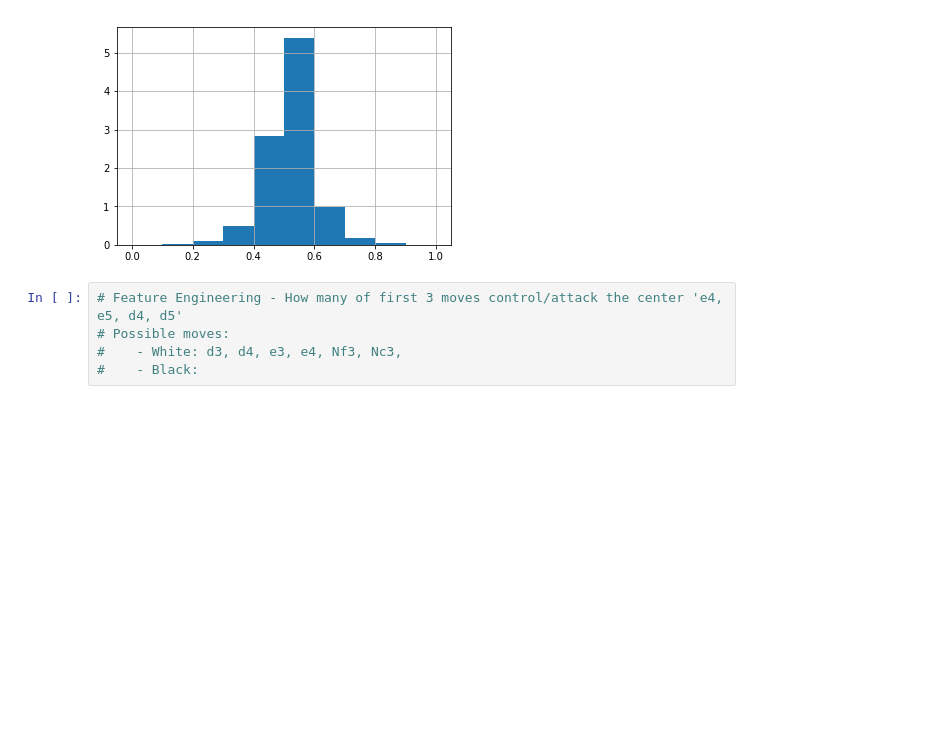
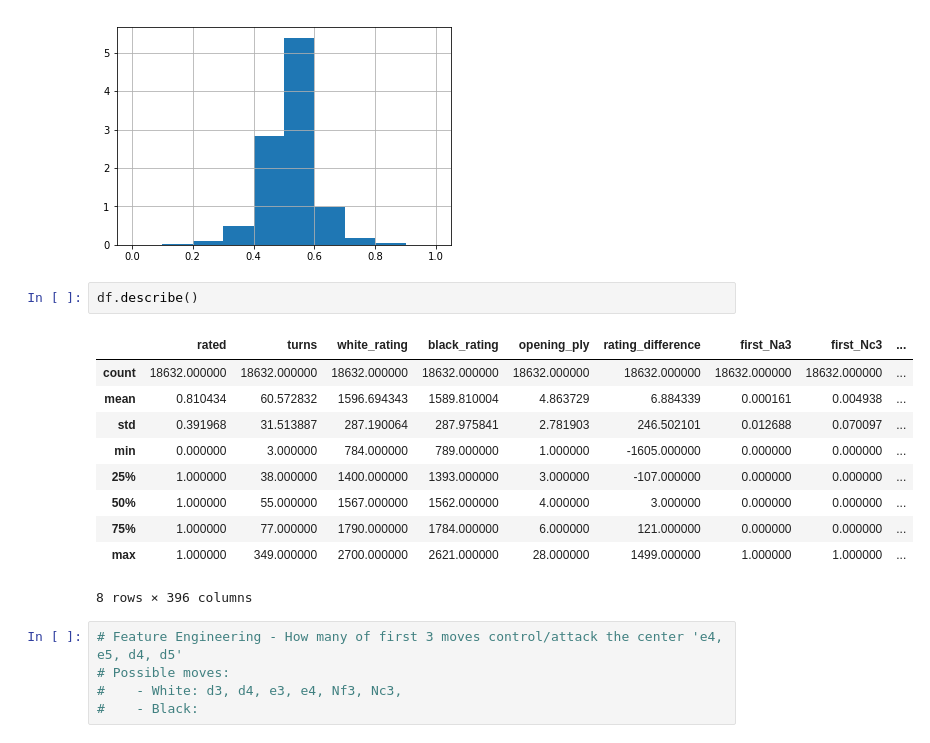
Before and after one commit to pawoody/dsc-3-final-project-online-ds-ft-041519, a Jupyter notebook: Temp1.ipynb, the cells around one changed output. Drawn from its saved outputs; the diff is of its cells as text; blank space fills up the shorter version.

```diff
--- a/Temp1.ipynb
+++ b/Temp1.ipynb
@@ -395,6 +397,19 @@ df.rating_difference_norm.hist(density=True)
 # %% [output]
 <matplotlib.axes._subplots.AxesSubplot at 0x...>
 [figure]
+# %%
+df.describe()
+# %% [output]
+|  | rated | turns | white_rating | black_rating | opening_ply | rating_difference | first_Na3 | first_Nc3 | ... |
+| count | 18632.000000 | 18632.000000 | 18632.000000 | 18632.000000 | 18632.000000 | 18632.000000 | 18632.000000 | 18632.000000 | ... |
+| mean | 0.810434 | 60.572832 | 1596.694343 | 1589.810004 | 4.863729 | 6.884339 | 0.000161 | 0.004938 | ... |
+| std | 0.391968 | 31.513887 | 287.190064 | 287.975841 | 2.781903 | 246.502101 | 0.012688 | 0.070097 | ... |
+| min | 0.000000 | 3.000000 | 784.000000 | 789.000000 | 1.000000 | -1605.000000 | 0.000000 | 0.000000 | ... |
+| 25% | 1.000000 | 38.000000 | 1400.000000 | 1393.000000 | 3.000000 | -107.000000 | 0.000000 | 0.000000 | ... |
+| 50% | 1.000000 | 55.000000 | 1567.000000 | 1562.000000 | 4.000000 | 3.000000 | 0.000000 | 0.000000 | ... |
+| 75% | 1.000000 | 77.000000 | 1790.000000 | 1784.000000 | 6.000000 | 121.000000 | 0.000000 | 0.000000 | ... |
+| max | 1.000000 | 349.000000 | 2700.000000 | 2621.000000 | 28.000000 | 1499.000000 | 1.000000 | 1.000000 | ... |
+8 rows × 396 columns
 # %%
 # Feature Engineering - How many of first 3 moves control/attack the center 'e4, e5, d4, d5'
 # Possible moves:
```
Also changed, not shown: parts of 30 cells of this notebook.
